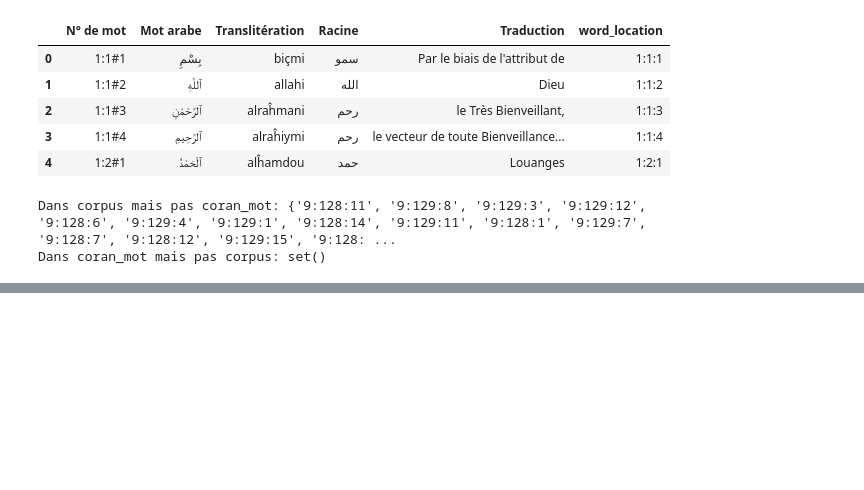
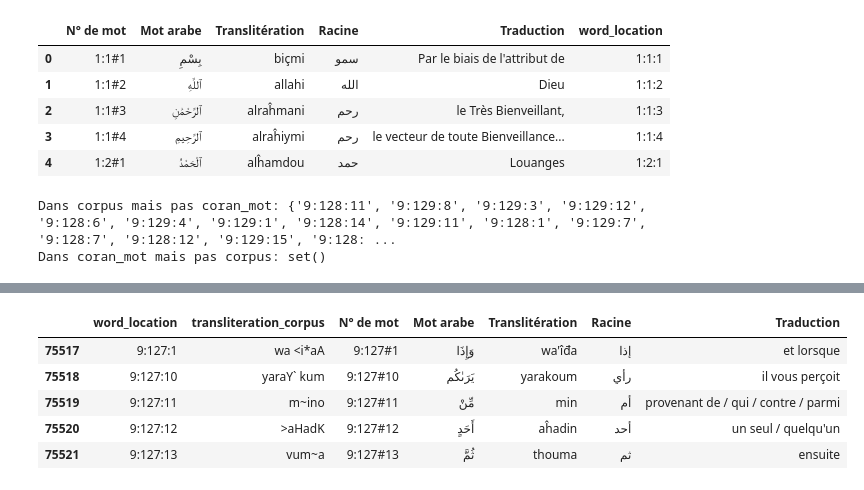
Before and after one commit to 0rnella/quran-annotations, a Jupyter notebook: format_data.ipynb, the cells around one changed output, grey strips where cells are left out. Saved outputs shown, nothing was run; the diff lists cells and outputs as text; code cells hidden in the pictures; blank space fills up the shorter version.

Commit message:
progress: comparer sources

```diff
--- a/format_data.ipynb
+++ b/format_data.ipynb
@@ -177,5 +176,12 @@ print("Dans coran_mot mais pas corpus:", seulement_dans_coran_mot)
 Dans corpus mais pas coran_mot: {'9:128:11', '9:129:8', '9:129:3', '9:129:12', '9:128:6', '9:129:4', '9:129:1', '9:128:14', '9:129:11', '9:128:1', '9:129:7', '9:128:7', '9:128:12', '9:129:15', '9:128: ...
 Dans coran_mot mais pas corpus: set()
 # %%
-len(extra_corpus)
+# En gros, il manque les versets 9:128 et 9:129 dans Coran mot a mot. Il manque aussi le mot 96:5:5.
+# Hypothese: il y a un decalage? Comparons le verset precedent, 9:127.
+
+# d'abord je cree une versino de corpus qui aggregue les FORM au niveau de word_location.
+
+corpus_word = corpus.groupby('word_location')['FORM'].apply(lambda x: ' '.join(map(str, x))).reset_index(name='transliteration_corpus')
+
+corpus_word.head()
 # %% [output]
@@ -182,0 +194,15 @@ len(extra_corpus)
+# %%
+# Ensuite je compare les deux au verset 9:127
+joined = corpus_word.merge(coran_mot, on="word_location", how="outer")
+
+joined_9_127 = joined.query('word_location.str.startswith("9:127")')
+joined_9_127.head()
+# Ca m'a l'air correct. Donc ca veut dire qu'il manque 9:128 et 9:129 dans coran mot a mot.
+# Je ne comprends pas trop pourquoi ces deux versets manquent.
+# %% [output]
+|  | word_location | transliteration_corpus | N° de mot | Mot arabe | Translitération | Racine | Traduction |
+| 75517 | 9:127:1 | wa <i*aA | 9:127#1 | وَإِذَا | wa'îđa | إذا | et lorsque |
+| 75518 | 9:127:10 | yaraY` kum | 9:127#10 | يَرَىٰكُم | yarakoum | رأي | il vous perçoit |
+| 75519 | 9:127:11 | m~ino | 9:127#11 | مِّنْ | min | أم | provenant de / qui / contre / parmi |
+| 75520 | 9:127:12 | >aHadK | 9:127#12 | أَحَدٍ | aĥadin | أحد | un seul / quelqu'un |
+| 75521 | 9:127:13 | vum~a | 9:127#13 | ثُمَّ | thouma | ثم | ensuite |
```
Also changed, not shown: parts of 4 cells of this notebook.
